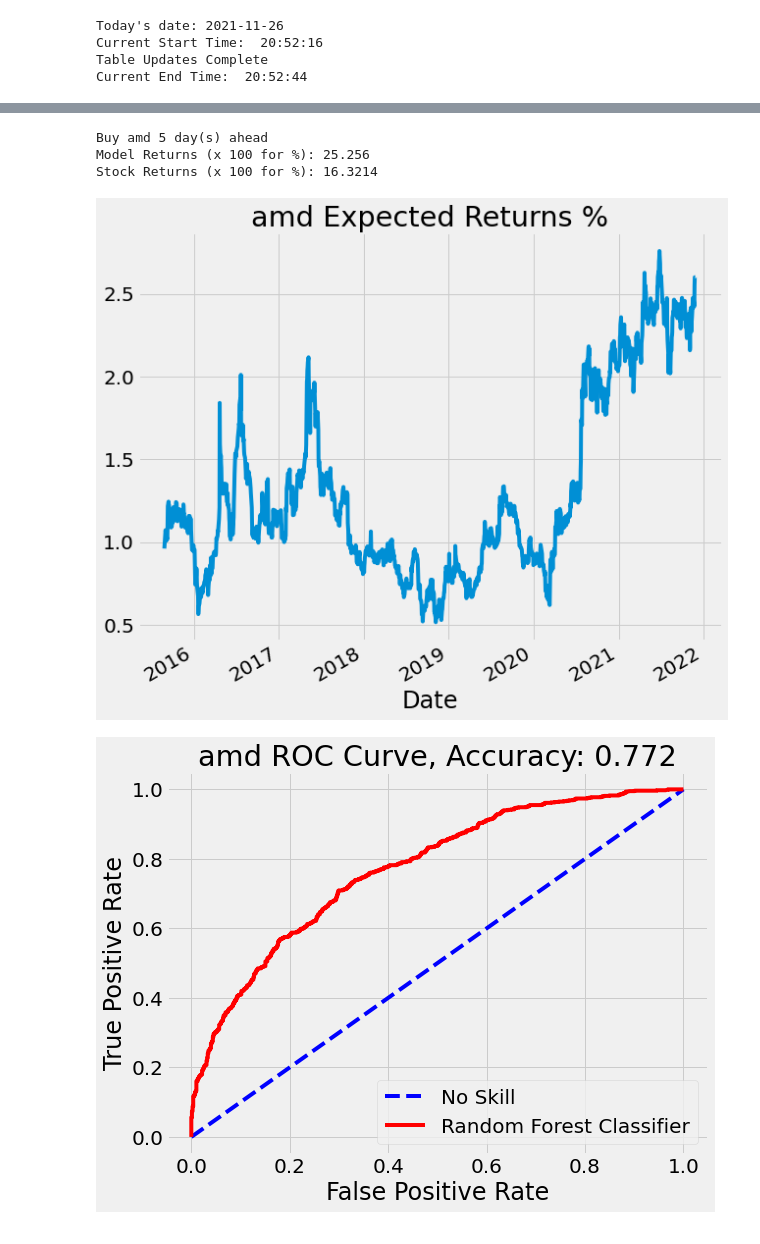
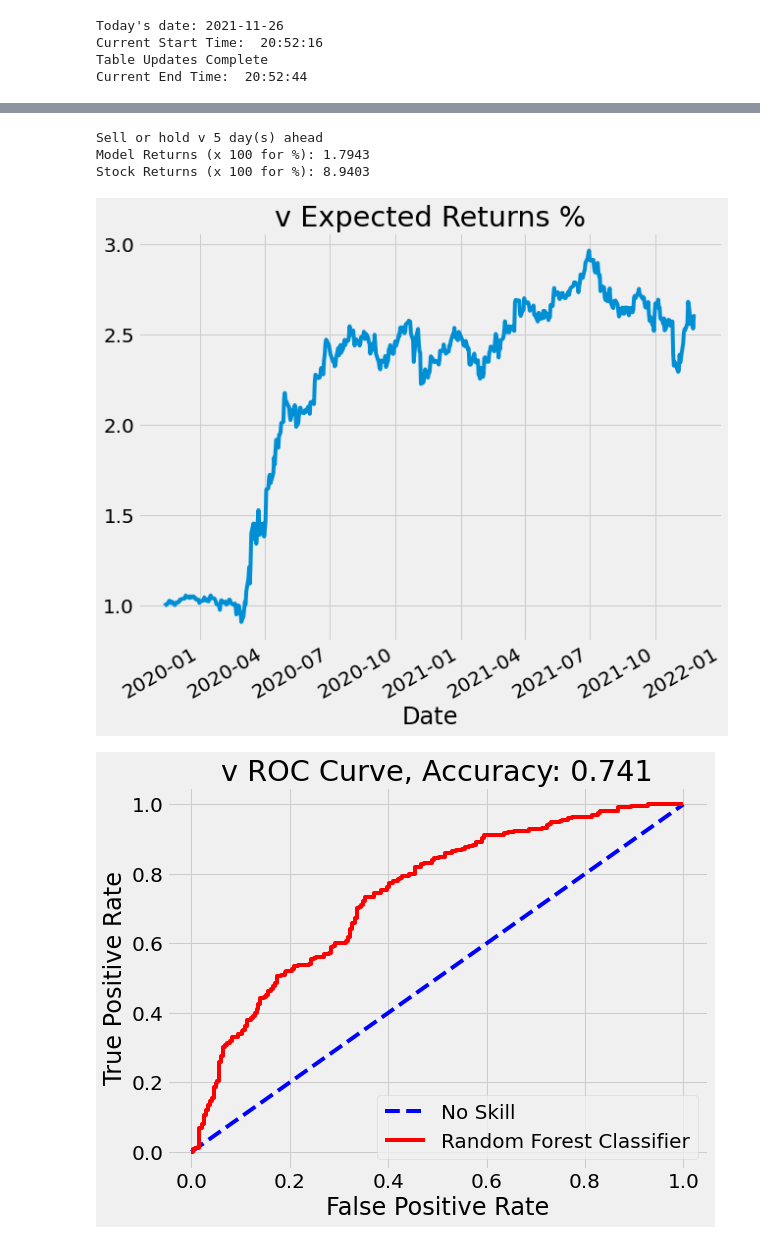
Before and after one commit to yuchild/next_n_day_stock_prediction_simple, a Jupyter notebook: testing.ipynb, the cells around one changed output, grey strips where cells are left out. Saved outputs shown, nothing was run; the diff lists cells and outputs as text; code cells hidden in the pictures.

```diff
--- a/testing.ipynb
+++ b/testing.ipynb
@@ -200,14 +200,14 @@ Stock Returns (x 100 for %): 16.3214
 # %%
-stock_name = 'amd'
+stock_name = 'v'
 fn.all_func(stock_name
            , start_dates[stock_name]
            , days_ahead = 5
            , model_name = model_name
            , days_back = 1
           )
 # %% [output]
-Buy amd 5 day(s) ahead
-Model Returns (x 100 for %): 25.256
-Stock Returns (x 100 for %): 16.3214
+Sell or hold v 5 day(s) ahead
+Model Returns (x 100 for %): 1.7943
+Stock Returns (x 100 for %): 8.9403
-[figure, old version]
+[figure, new version]
-[figure, old version]
+[figure, new version]
```
Also changed, not shown: parts of 5 cells of this notebook, 6 other files.
